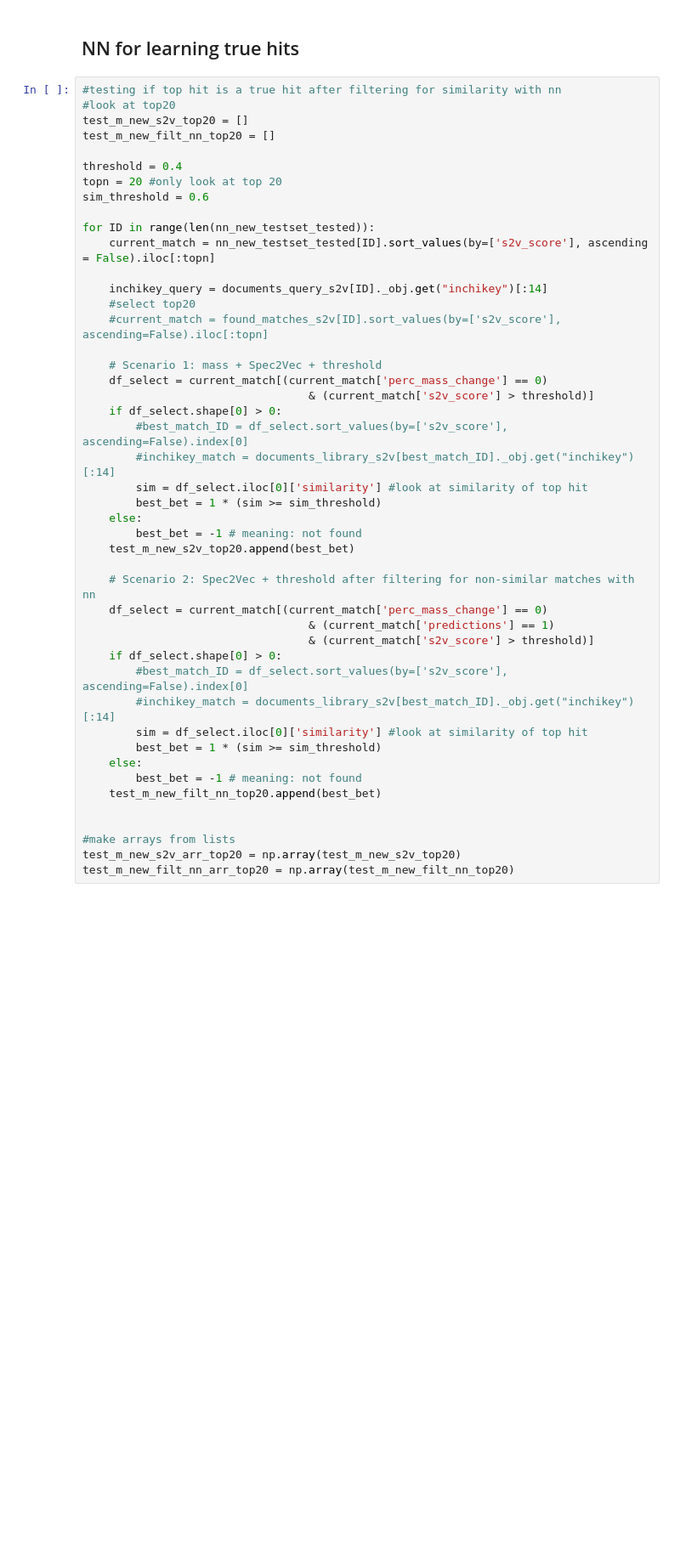
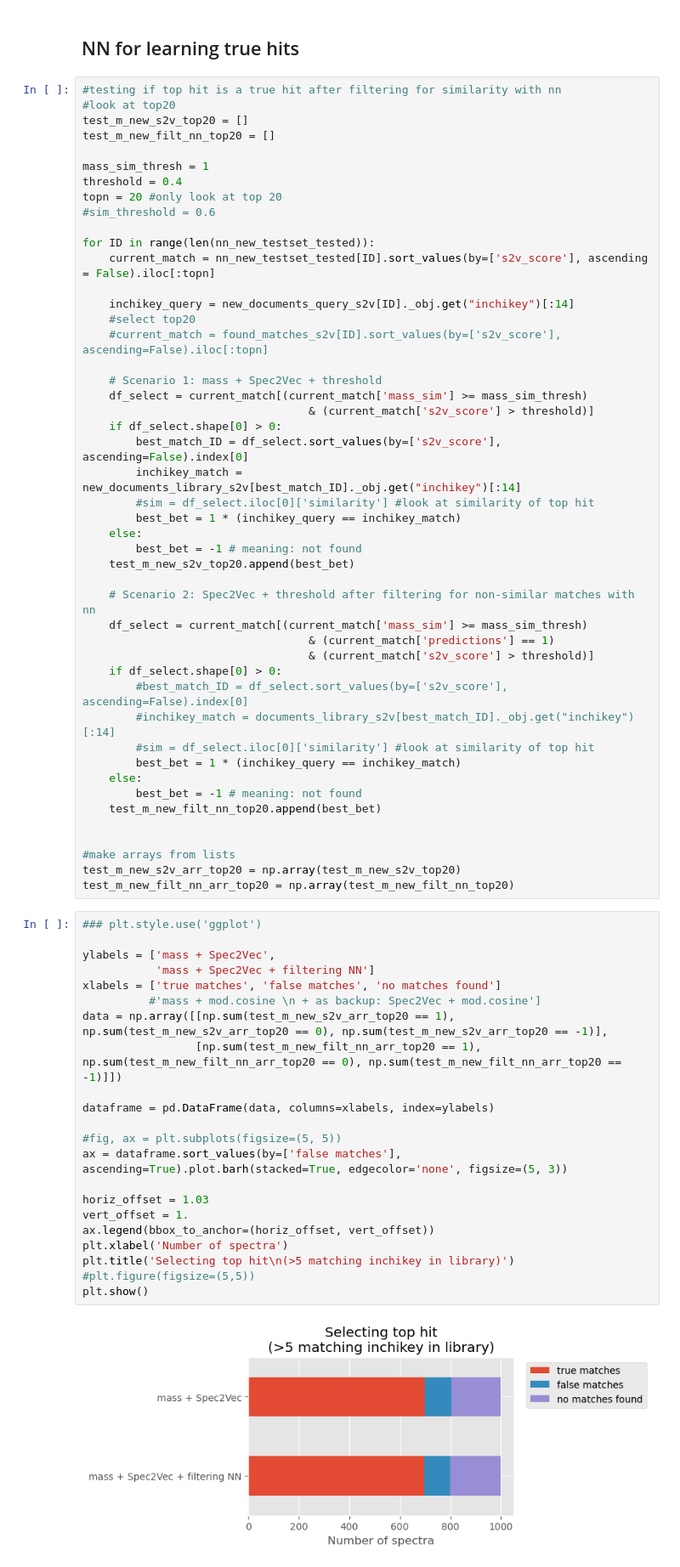
Before and after one commit to louwenjjr/improve_library_matching, a Jupyter notebook: 2-library-matching-improvement.ipynb, the cells around one changed output. Shown at 85% size. Cells and saved outputs as stored; diff of their text form; blank space fills up the shorter version.

```diff
--- a/2-library-matching-improvement.ipynb
+++ b/2-library-matching-improvement.ipynb
@@ -931,38 +938,39 @@ plt.show()
 test_m_new_s2v_top20 = []
 test_m_new_filt_nn_top20 = []
 
+mass_sim_thresh = 1
 threshold = 0.4
 topn = 20 #only look at top 20
-sim_threshold = 0.6
+#sim_threshold = 0.6
 
 for ID in range(len(nn_new_testset_tested)):
     current_match = nn_new_testset_tested[ID].sort_values(by=['s2v_score'], ascending = False).iloc[:topn]
 
-    inchikey_query = documents_query_s2v[ID]._obj.get("inchikey")[:14]
+    inchikey_query = new_documents_query_s2v[ID]._obj.get("inchikey")[:14]
     #select top20
     #current_match = found_matches_s2v[ID].sort_values(by=['s2v_score'], ascending=False).iloc[:topn]
 
     # Scenario 1: mass + Spec2Vec + threshold
-    df_select = current_match[(current_match['perc_mass_change'] == 0)
+    df_select = current_match[(current_match['mass_sim'] >= mass_sim_thresh)
                                   & (current_match['s2v_score'] > threshold)]
     if df_select.shape[0] > 0:
-        #best_match_ID = df_select.sort_values(by=['s2v_score'], ascending=False).index[0]
-        #inchikey_match = documents_library_s2v[best_match_ID]._obj.get("inchikey")[:14]
-        sim = df_select.iloc[0]['similarity'] #look at similarity of top hit
-        best_bet = 1 * (sim >= sim_threshold)
+        best_match_ID = df_select.sort_values(by=['s2v_score'], ascending=False).index[0]
+        inchikey_match = new_documents_library_s2v[best_match_ID]._obj.get("inchikey")[:14]
+        #sim = df_select.iloc[0]['similarity'] #look at similarity of top hit
+        best_bet = 1 * (inchikey_query == inchikey_match)
     else:
         best_bet = -1 # meaning: not found
     test_m_new_s2v_top20.append(best_bet)
 
     # Scenario 2: Spec2Vec + threshold after filtering for non-similar matches with nn
-    df_select = current_match[(current_match['perc_mass_change'] == 0)
+    df_select = current_match[(current_match['mass_sim'] >= mass_sim_thresh)
                                   & (current_match['predictions'] == 1)
                                   & (current_match['s2v_score'] > threshold)]
     if df_select.shape[0] > 0:
         #best_match_ID = df_select.sort_values(by=['s2v_score'], ascending=False).index[0]
         #inchikey_match = documents_library_s2v[best_match_ID]._obj.get("inchikey")[:14]
-        sim = df_select.iloc[0]['similarity'] #look at similarity of top hit
-        best_bet = 1 * (sim >= sim_threshold)
+        #sim = df_select.iloc[0]['similarity'] #look at similarity of top hit
+        best_bet = 1 * (inchikey_query == inchikey_match)
     else:
         best_bet = -1 # meaning: not found
     test_m_new_filt_nn_top20.append(best_bet)
@@ -971,3 +979,27 @@ for ID in range(len(nn_new_testset_tested)):
 #make arrays from lists
 test_m_new_s2v_arr_top20 = np.array(test_m_new_s2v_top20)
 test_m_new_filt_nn_arr_top20 = np.array(test_m_new_filt_nn_top20)
+# %%
+### plt.style.use('ggplot')
+
+ylabels = ['mass + Spec2Vec',
+           'mass + Spec2Vec + filtering NN']
+xlabels = ['true matches', 'false matches', 'no matches found']
+          #'mass + mod.cosine \n + as backup: Spec2Vec + mod.cosine']
+data = np.array([[np.sum(test_m_new_s2v_arr_top20 == 1), np.sum(test_m_new_s2v_arr_top20 == 0), np.sum(test_m_new_s2v_arr_top20 == -1)],
+                 [np.sum(test_m_new_filt_nn_arr_top20 == 1), np.sum(test_m_new_filt_nn_arr_top20 == 0), np.sum(test_m_new_filt_nn_arr_top20 == -1)]])
+
+dataframe = pd.DataFrame(data, columns=xlabels, index=ylabels)
+
+#fig, ax = plt.subplots(figsize=(5, 5))
+ax = dataframe.sort_values(by=['false matches'], ascending=True).plot.barh(stacked=True, edgecolor='none', figsize=(5, 3))
+
+horiz_offset = 1.03
+vert_offset = 1.
+ax.legend(bbox_to_anchor=(horiz_offset, vert_offset))
+plt.xlabel('Number of spectra')
+plt.title('Selecting top hit\n(>5 matching inchikey in library)')
+#plt.figure(figsize=(5,5))
+plt.show()
+# %% [output]
+[figure, added]
```
Also changed, not shown: parts of 7 cells of this notebook.
